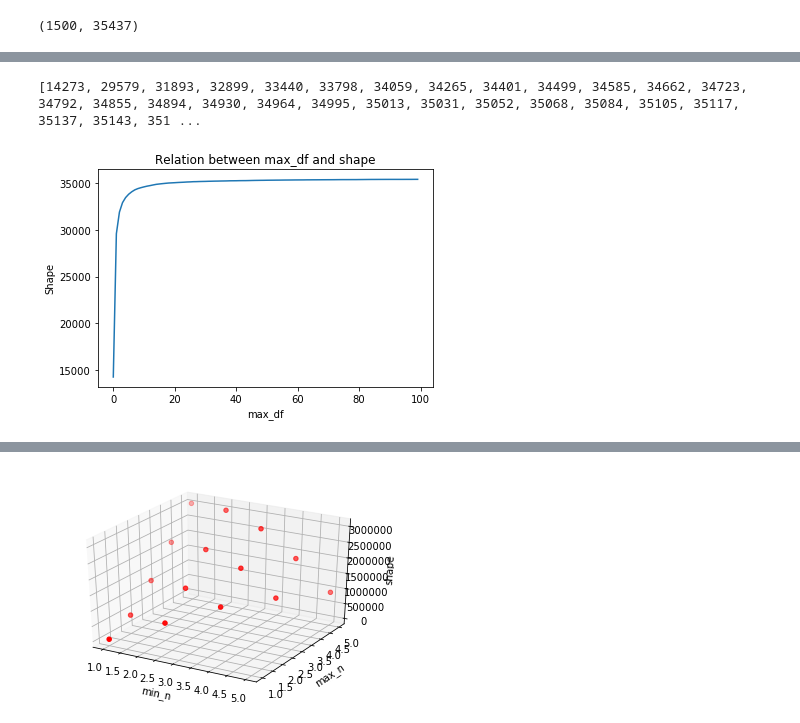
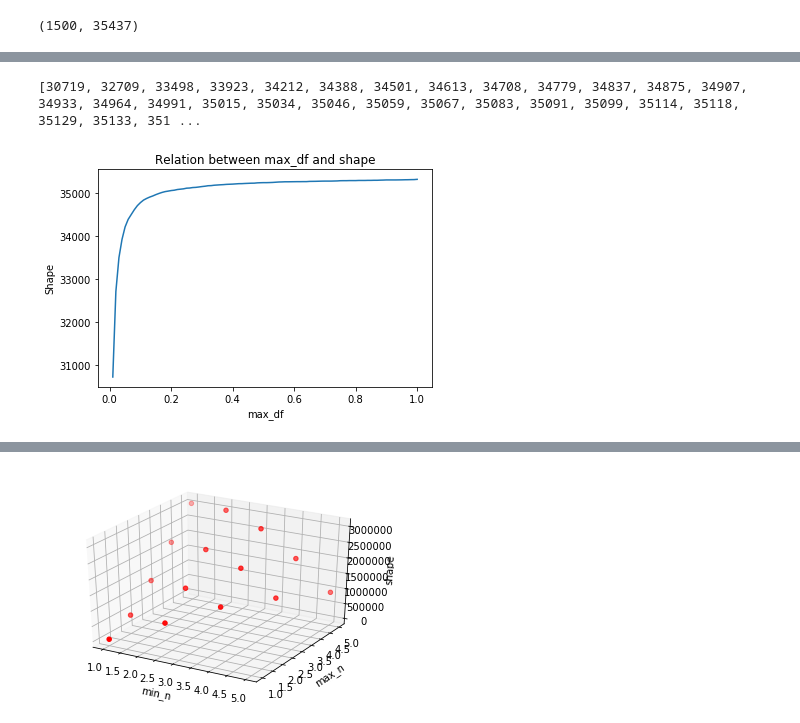
Before and after one commit to tianhaopx/Case-Study-of-Data-Science, a Jupyter notebook: CaseStudy3/CaseStudy3.ipynb, the cells around one changed output, grey strips where cells are left out. Saved outputs shown, nothing was run; the diff lists cells and outputs as text; code cells hidden in the pictures.

```diff
--- a/CaseStudy3/CaseStudy3.ipynb
+++ b/CaseStudy3/CaseStudy3.ipynb
@@ -197,21 +189,21 @@ py.show()
 # %%
 # Then we analyze the max_df parameter of TfidVectorizer by using different max_df values on the training data.
 result_for_max_df = []
-for i in np.arange(1, 1000, 10):
+x_label = np.linspace(0.01, 1.0, 100)
+for i in x_label:
     vect = TfidfVectorizer(max_df = i)
     X_train_tf = vect.fit_transform(docs_train)
     result_for_max_df.append(X_train_tf.shape[1])
 print(result_for_max_df)
 
-ar = np.arange(len(result_for_max_df))
-py.plot(ar, result_for_max_df)
+py.plot(x_label, result_for_max_df)
 py.xlabel("max_df")
 py.ylabel("Shape")
 py.title("Relation between max_df and shape")
 py.show()
 # %% [output]
-[14273, 29579, 31893, 32899, 33440, 33798, 34059, 34265, 34401, 34499, 34585, 34662, 34723, 34792, 34855, 34894, 34930, 34964, 34995, 35013, 35031, 35052, 35068, 35084, 35105, 35117, 35137, 35143, 351 ...
+[30719, 32709, 33498, 33923, 34212, 34388, 34501, 34613, 34708, 34779, 34837, 34875, 34907, 34933, 34964, 34991, 35015, 35034, 35046, 35059, 35067, 35083, 35091, 35099, 35114, 35118, 35129, 35133, 351 ...
-[figure, old version]
+[figure, new version]
 # %%
 # Explore the ngram_range parameter of TfidVectorizer. How does it change the features you get?
 z_list = []
```
Also changed, not shown: parts of 22 cells of this notebook, 1 other file.
